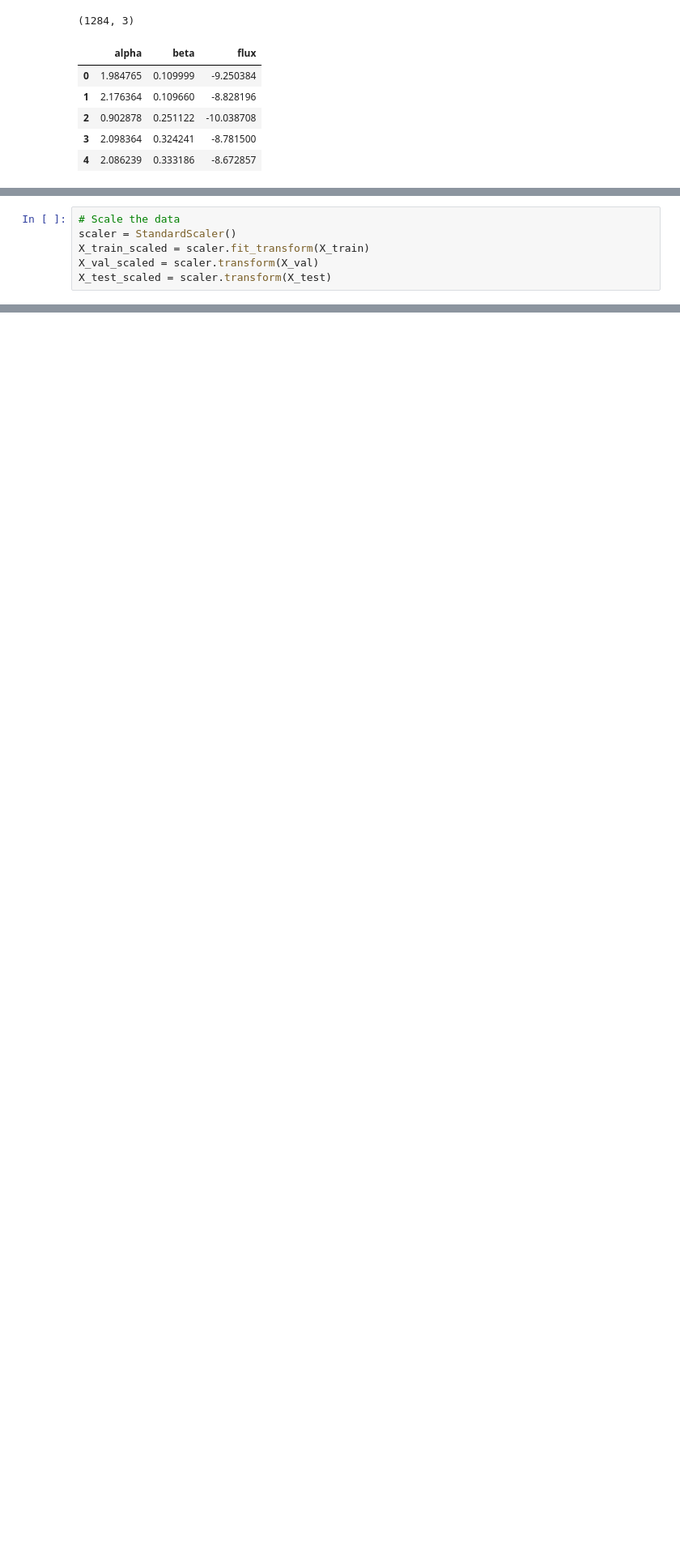
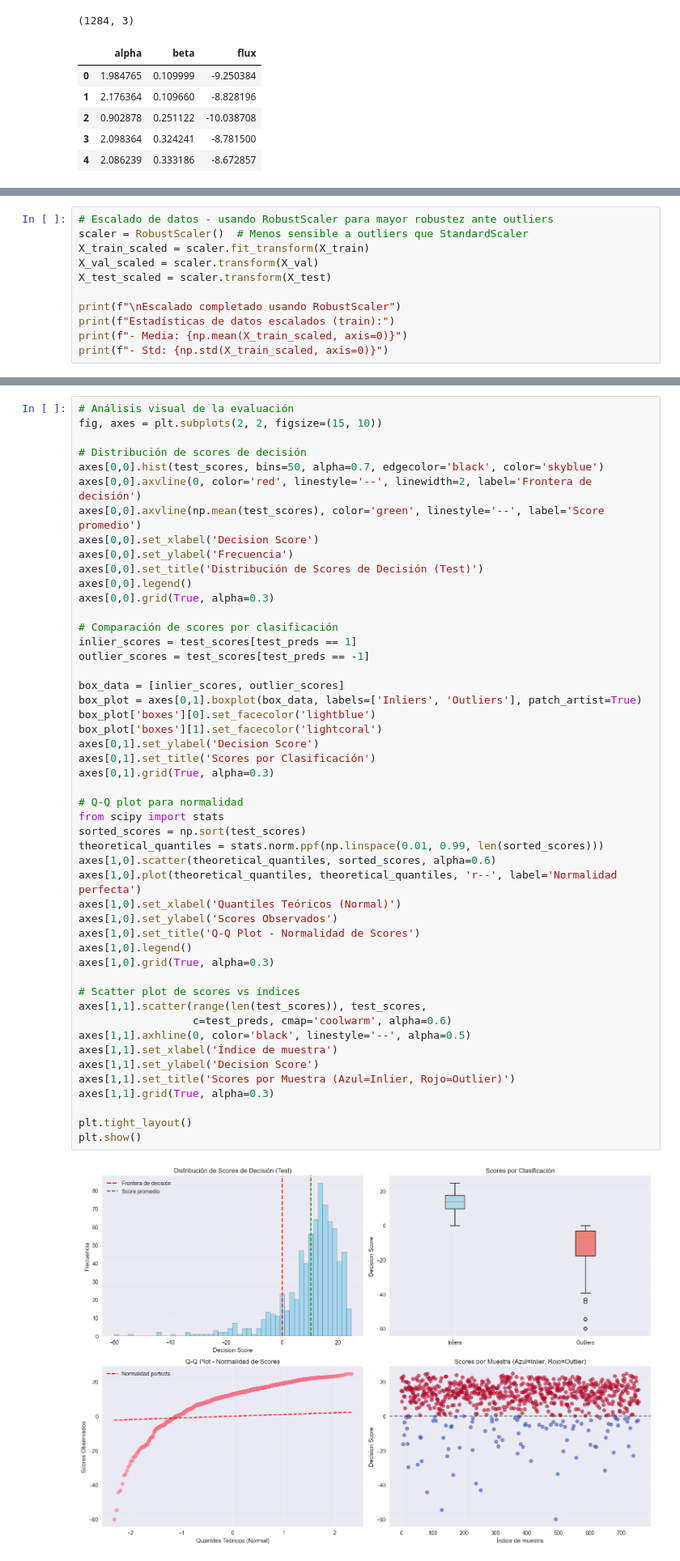
Before and after one commit to martacanirome4/DarkMatter_ML_TFG, a Jupyter notebook: DR4/OCSVM_3F_DR4.ipynb, the cells around one changed output, grey strips where cells are left out. Shown at 81% size. Drawn from its saved outputs; the diff is of its cells as text; blank space fills up the shorter version.

```diff
--- a/DR4/OCSVM_3F_DR4.ipynb
+++ b/DR4/OCSVM_3F_DR4.ipynb
@@ -241,6 +266,11 @@ print(X_train.shape, X_val.shape, X_test.shape)
 # %%
-# Scale the data
-scaler = StandardScaler()
+# Escalado de datos - usando RobustScaler para mayor robustez ante outliers
+scaler = RobustScaler()  # Menos sensible a outliers que StandardScaler
 X_train_scaled = scaler.fit_transform(X_train)
 X_val_scaled = scaler.transform(X_val)
 X_test_scaled = scaler.transform(X_test)
+
+print(f"\nEscalado completado usando RobustScaler")
+print(f"Estadísticas de datos escalados (train):")
+print(f"- Media: {np.mean(X_train_scaled, axis=0)}")
+print(f"- Std: {np.std(X_train_scaled, axis=0)}")
@@ -277,0 +448,51 @@ Outliers detected in val: 4
+# %%
+# Análisis visual de la evaluación
+fig, axes = plt.subplots(2, 2, figsize=(15, 10))
+
+# Distribución de scores de decisión
+axes[0,0].hist(test_scores, bins=50, alpha=0.7, edgecolor='black', color='skyblue')
+axes[0,0].axvline(0, color='red', linestyle='--', linewidth=2, label='Frontera de decisión')
+axes[0,0].axvline(np.mean(test_scores), color='green', linestyle='--', label='Score promedio')
+axes[0,0].set_xlabel('Decision Score')
+axes[0,0].set_ylabel('Frecuencia')
+axes[0,0].set_title('Distribución de Scores de Decisión (Test)')
+axes[0,0].legend()
+axes[0,0].grid(True, alpha=0.3)
+
+# Comparación de scores por clasificación
+inlier_scores = test_scores[test_preds == 1]
+outlier_scores = test_scores[test_preds == -1]
+
+box_data = [inlier_scores, outlier_scores]
+box_plot = axes[0,1].boxplot(box_data, labels=['Inliers', 'Outliers'], patch_artist=True)
+box_plot['boxes'][0].set_facecolor('lightblue')
+box_plot['boxes'][1].set_facecolor('lightcoral')
+axes[0,1].set_ylabel('Decision Score')
+axes[0,1].set_title('Scores por Clasificación')
+axes[0,1].grid(True, alpha=0.3)
+
+# Q-Q plot para normalidad
+from scipy import stats
+sorted_scores = np.sort(test_scores)
+theoretical_quantiles = stats.norm.ppf(np.linspace(0.01, 0.99, len(sorted_scores)))
+axes[1,0].scatter(theoretical_quantiles, sorted_scores, alpha=0.6)
+axes[1,0].plot(theoretical_quantiles, theoretical_quantiles, 'r--', label='Normalidad perfecta')
+axes[1,0].set_xlabel('Quantiles Teóricos (Normal)')
+axes[1,0].set_ylabel('Scores Observados')
+axes[1,0].set_title('Q-Q Plot - Normalidad de Scores')
+axes[1,0].legend()
+axes[1,0].grid(True, alpha=0.3)
+
+# Scatter plot de scores vs índices
+axes[1,1].scatter(range(len(test_scores)), test_scores,
+                  c=test_preds, cmap='coolwarm', alpha=0.6)
+axes[1,1].axhline(0, color='black', linestyle='--', alpha=0.5)
+axes[1,1].set_xlabel('Índice de muestra')
+axes[1,1].set_ylabel('Decision Score')
+axes[1,1].set_title('Scores por Muestra (Azul=Inlier, Rojo=Outlier)')
+axes[1,1].grid(True, alpha=0.3)
+
+plt.tight_layout()
+plt.show()
+# %% [output]
+[figure, added]
```
Also changed, not shown: parts of 40 cells of this notebook, 14 other files.
